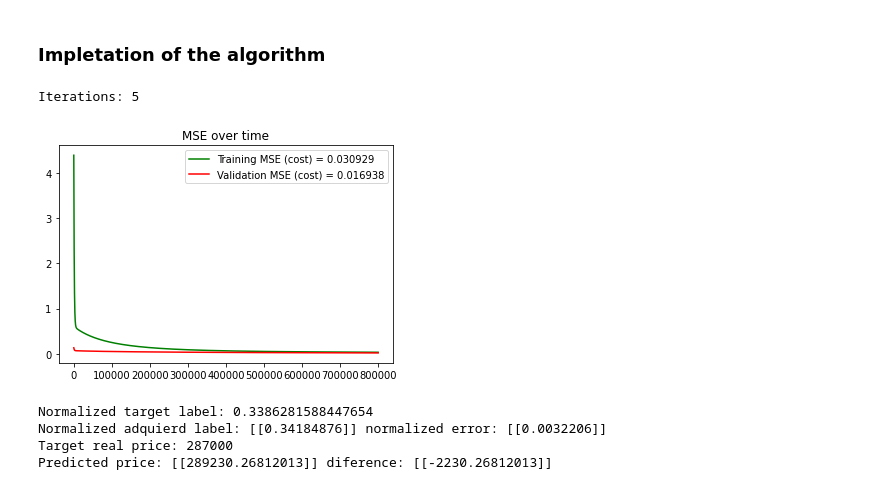
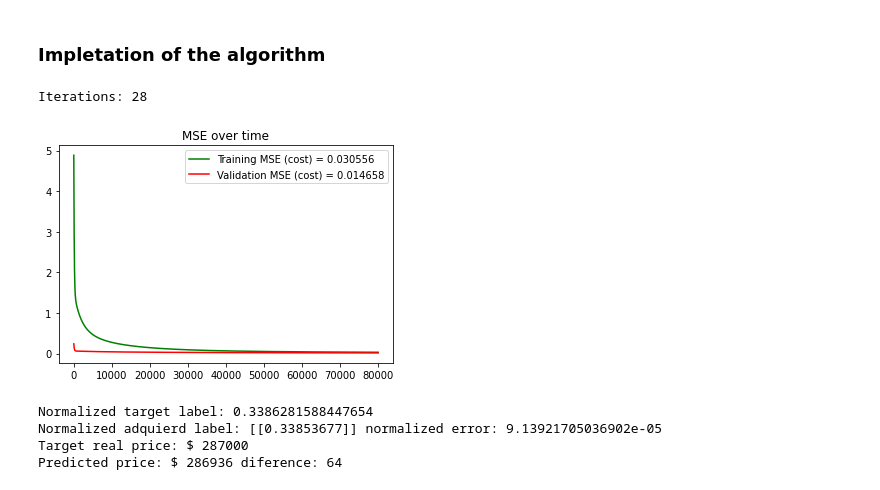
Before and after one commit to Tanerin/IAFrisrtExam, a Jupyter notebook: src/main.ipynb, the cells around one changed output. Drawn from its saved outputs; the diff is of its cells as text; code cells hidden in the pictures.

```diff
--- a/src/main.ipynb
+++ b/src/main.ipynb
@@ -418,59 +418,60 @@ y_test_normalized
 runs= 1
 while True:
     #Defining the max interations of the algorithm
-    max_iterations = 800000
+    max_iterations = 80000
     #Defining the alpha or learging rate of the algorithm
-    alpha = 0.0001
+    alpha = 0.001
     #Run the algorithm for trainin and validation
     w_train, j_train = optimize_LMS(x_train_normalized_transpose, y_train_normalized, max_iterations, alpha, None)
     w_validation, j_validation = optimize_LMS(x_test_normalized_transpose, y_test_normalized, max_iterations, alpha, w_train)
     j_train=j_train.reshape(j_train.shape[0],1)
     j_validation=j_validation.reshape(j_validation.shape[0],1)
 
 
     #Chechikg the label with the training data
     x_testing_slice = x_test_normalized[15,:]
     x_testing_slice = x_testing_slice.reshape(x_testing_slice.shape[0],1)
     hypothesis = h(w_validation, x_testing_slice)
-    h_error= abs(y_test_normalized[15][0]-hypothesis)
+    h_error= float(abs(y_test_normalized[15][0]-hypothesis))
 
-
-    if (h_error < 0.004):
+    if (h_error <= 0.003):
         break
     runs+=1
 
 print("Iterations: " + str(runs))
 j_train_min = j_train.min()
 j_validation_min = j_validation.min()
 
 #Saving the weigths vecotor on a text file
 file = open("../res/weights.txt",'w')
 file.write(""+str(w_validation))
 file.close()
 
 #Ploting the MSE functions
 fig, ax = plt.subplots()
 ax.plot(j_train, color = 'green', label = 'Training MSE (cost) = %f' %j_train_min)
 ax.plot(j_validation, color = 'red', label = 'Validation MSE (cost) = %f' %j_validation_min)
 ax.legend(loc = 'upper right')
 plt.title('MSE over time')
 plt.savefig('../res/MSE_over_time.png')
 plt.show()
 # %% [output]
-Iterations: 5
+Iterations: 28
-[figure, old version]
+[figure, new version]
 # %%
 #Calculing the price
 x_testing_slice = x_test_normalized[15,:]
 x_testing_slice = x_testing_slice.reshape(x_testing_slice.shape[0],1)
 print("Normalized target label: "+str(y_test_normalized[15][0]))
-print("Normalized adquierd label: "+str(hypothesis)+" normalized error: "+str(h_error))
-price = scaler.inverse_transform(hypothesis)
-print("Target real price: "+str(y_test[15][0]))
-dif_price= y_test[15][0]-price
-print("Predicted price: "+str(price)+" diference: "+str(dif_price))
+print("Normalized adquierd label: "+str(hypothesis)+" normalized error: "+str(float(h_error)))
+price = int(scaler.inverse_transform(hypothesis))
+print("Target real price: $ "+str(y_test[15][0]))
+dif_price= int(y_test[15][0]-price)
+print("Predicted price: $ "+str(price)+" diference: "+str(dif_price))
+if 0.07324826 < 0.01 :
+    print("true")
 # %% [output]
 Normalized target label: 0.3386281588447654
-Normalized adquierd label: [[0.34184876]] normalized error: [[0.0032206]]
-Target real price: 287000
-Predicted price: [[289230.26812013]] diference: [[-2230.26812013]]
+Normalized adquierd label: [[0.33853677]] normalized error: 9.13921705036902e-05
+Target real price: $ 287000
+Predicted price: $ 286936 diference: 64
```
Also changed, not shown: 2 other files.
